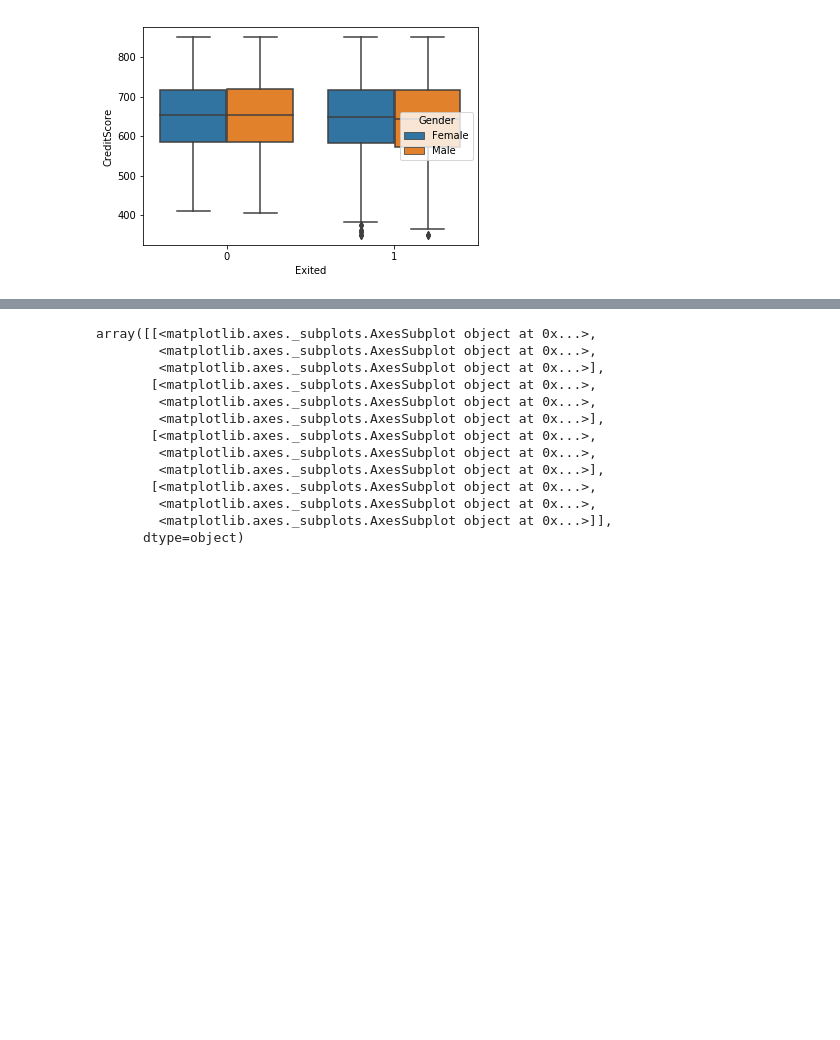
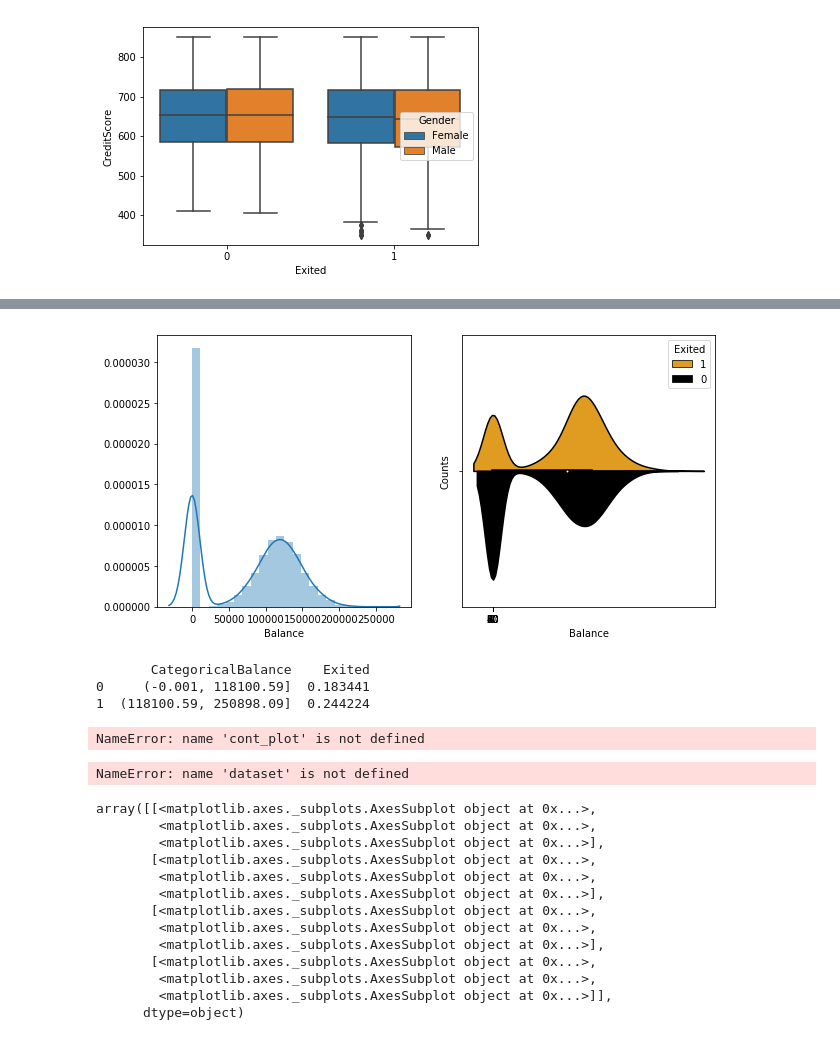
Before and after one commit to nhancv/nc-kaggle-ml, a Jupyter notebook: bank-customer-churn/src/bank-customer-churn-modeling.ipynb, the cells around one changed output, grey strips where cells are left out. Saved outputs shown, nothing was run; the diff lists cells and outputs as text; code cells hidden in the pictures; blank space fills up the shorter version.

```diff
--- a/bank-customer-churn/src/bank-customer-churn-modeling.ipynb
+++ b/bank-customer-churn/src/bank-customer-churn-modeling.ipynb
@@ -359,3 +400,26 @@ DrawBoxplot2(dataset, xAtt = 'Exited', yAtt='CreditScore', hAtt='Gender')
+# %%
+cont_plot(dataset[['Balance','Exited']].copy().dropna(axis=0),
+          'Balance', 'Exited', {0: "black", 1: "orange"} , [1, 0], range(0,100,10))
+
+dataset['CategoricalBalance'] = pd.qcut(dataset['Balance'], 3, duplicates='drop')
+print (dataset[['CategoricalBalance', 'Exited']].groupby(['CategoricalBalance'], as_index=False).mean())
+# %% [output]
+[figure, added]
+       CategoricalBalance    Exited
+0     (-0.001, 118100.59]  0.183441
+1  (118100.59, 250898.09]  0.244224
+# %%
+cont_plot(dataset[['Balance','EstimatedSalary']].copy().dropna(axis=0),
+          'Balance', 'EstimatedSalary', {0: "black", 1: "orange"} , [1, 0], range(0,100,10))
+cat_plot(dataset, 'Balance','EstimatedSalary', survival_palette)
+# %% [output]
+NameError: name 'cont_plot' is not defined
+# %%
+Mean_Balance = dataset[['EstimatedSalary','Balance']].groupby(['EstimatedSalary'],as_index = False).mean().sort_values(by='Balance')
+sns.barplot(x='EstimatedSalary', y='Balance', data=Mean_Balance)
+print(Mean_Age)
+# %% [output]
+NameError: name 'dataset' is not defined
 # %%
 dataset.hist(bins=10, figsize=(20,15))
 # %% [output]
```
Also changed, not shown: parts of 57 cells of this notebook.
